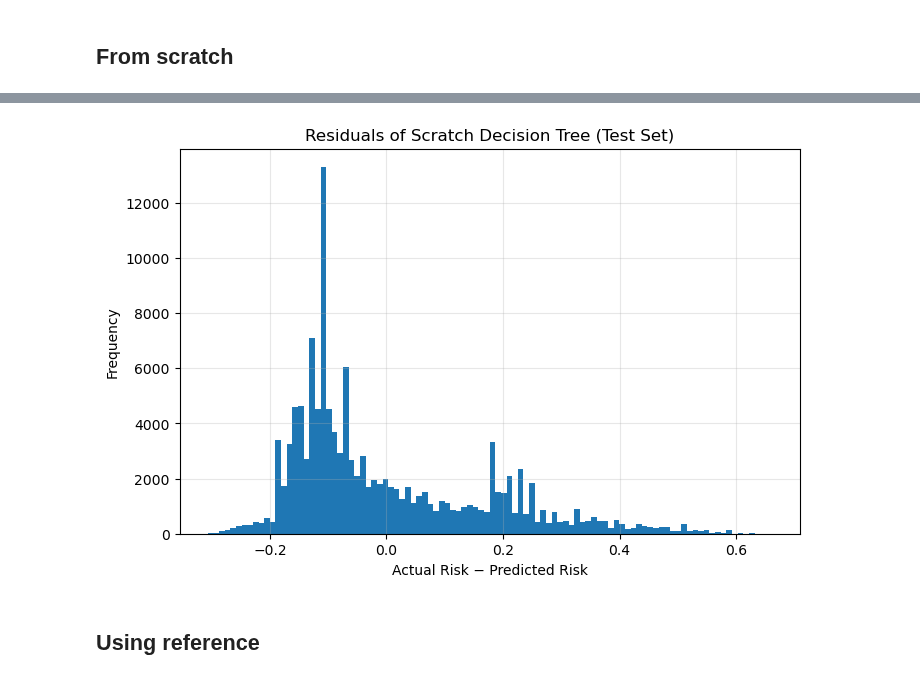
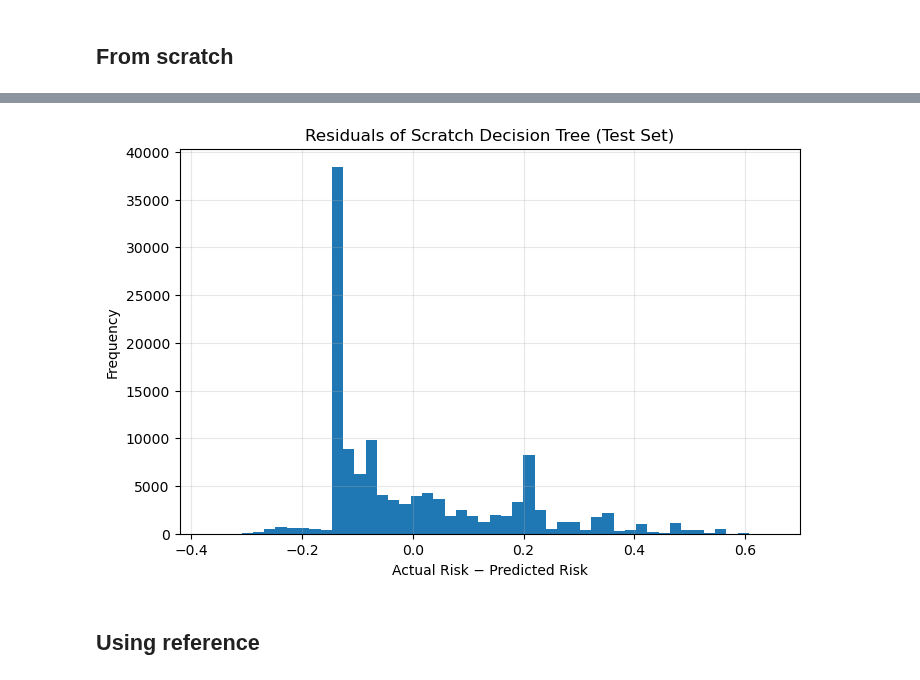
Before and after one commit to TheFreeMan21/machine-n-learnings-inc, a Jupyter notebook: method_collection.ipynb, the cells around one changed output, grey strips where cells are left out. Cells and saved outputs as stored; diff of their text form; code cells hidden in the pictures.

```diff
--- a/method_collection.ipynb
+++ b/method_collection.ipynb
@@ -59,7 +59,7 @@ def kfold_split(n_samples, k=5, seed=42):
 
 def cross_validate_tree(df, target_col, tree_class, features, k=5, seed=42, **tree_kwargs):
     folds = kfold_split(len(df), k=k, seed=seed)
-    mse_scores = []
+    mse_scores, r2_squares = [], []
     best_tree = None
     best_mse = float("inf")
 
@@ -77,20 +77,24 @@ def cross_validate_tree(df, target_col, tree_class, features, k=5, seed=42, **tr
         tree = tree_class(**tree_kwargs)
         tree.fit(X_train, y_train)
 
-        # pruining
+        # pruning
         tree.prune(X_val, y_val)
 
         # Evaluate validation MSE
         y_val_pred = tree.predict(X_val)
         mse = np.mean((y_val - y_val_pred)**2)
         mse_scores.append(mse)
+        y_true = y_val
+        y_pred = tree.predict(X_val)
+        r2 = 1 - np.sum((y_true - y_pred)**2) / np.sum((y_true - np.mean(y_true))**2)
+
 
         # Keep the best tree
         if mse < best_mse:
             best_mse = mse
             best_tree = tree
 
-        print(f"Fold {i+1}/{k} - Validation MSE: {mse:.4f}")
+        print(f"Fold {i+1}/{k} - MSE: {mse:.4f}, R²: {r2:.4f}")
 
     print(f"Best validation MSE: {best_mse:.4f}")
     return mse_scores, best_tree
@@ -109,8 +113,10 @@ mse_scores, best_tree = cross_validate_tree(
     tree_class=DecisionTreeScratch,
     features=features,
     k=5,
-    max_depth=5,
-    min_samples_split=20
+    max_depth=10,
+    min_samples_split = 100,
+    min_samples_leaf = 50,
+    max_leaf_nodes = 100,
 )
 
 # Predict a single row
@@ -142,20 +165,20 @@ Predictions for first 10 rows: [0.21919506 0.23282468 0.18120818 0.26987773 0.35
 # %%
 import matplotlib.pyplot as plt
-df_test = filtering('src/claims_test.csv', alpha=2, gamma=0.1, train=True)
+df_test = filtering('src/claims_test.csv', alpha=2, gamma=0.1, train='false')
 X_test = df_test[features].to_numpy()
 y_test = df_test["Risk"].to_numpy()
 y_test_pred = best_tree.predict(X_test)
 residuals_test = y_test - y_test_pred
 
 plt.figure(figsize=(8, 5))
-plt.hist(residuals_test, bins=100)
+plt.hist(residuals_test, bins=50)
 plt.title("Residuals of Scratch Decision Tree (Test Set)")
 plt.xlabel("Actual Risk − Predicted Risk")
 plt.ylabel("Frequency")
 plt.grid(True, alpha=0.3)
 plt.show()
 # %% [output]
-[figure, old version]
+[figure, new version]
 # %% [markdown]
 ## Using reference
 # %%
```
Also changed, not shown: parts of 3 cells of this notebook, 2 other files.
